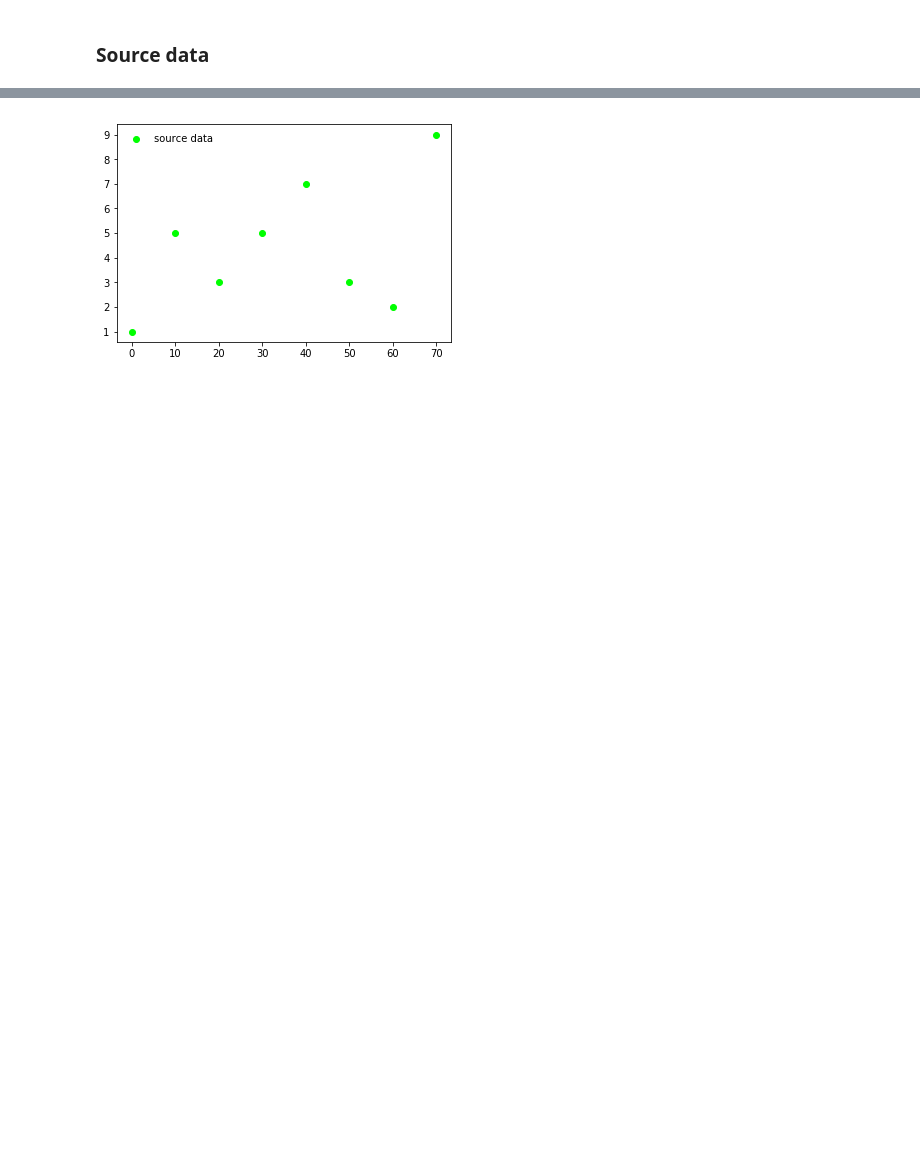
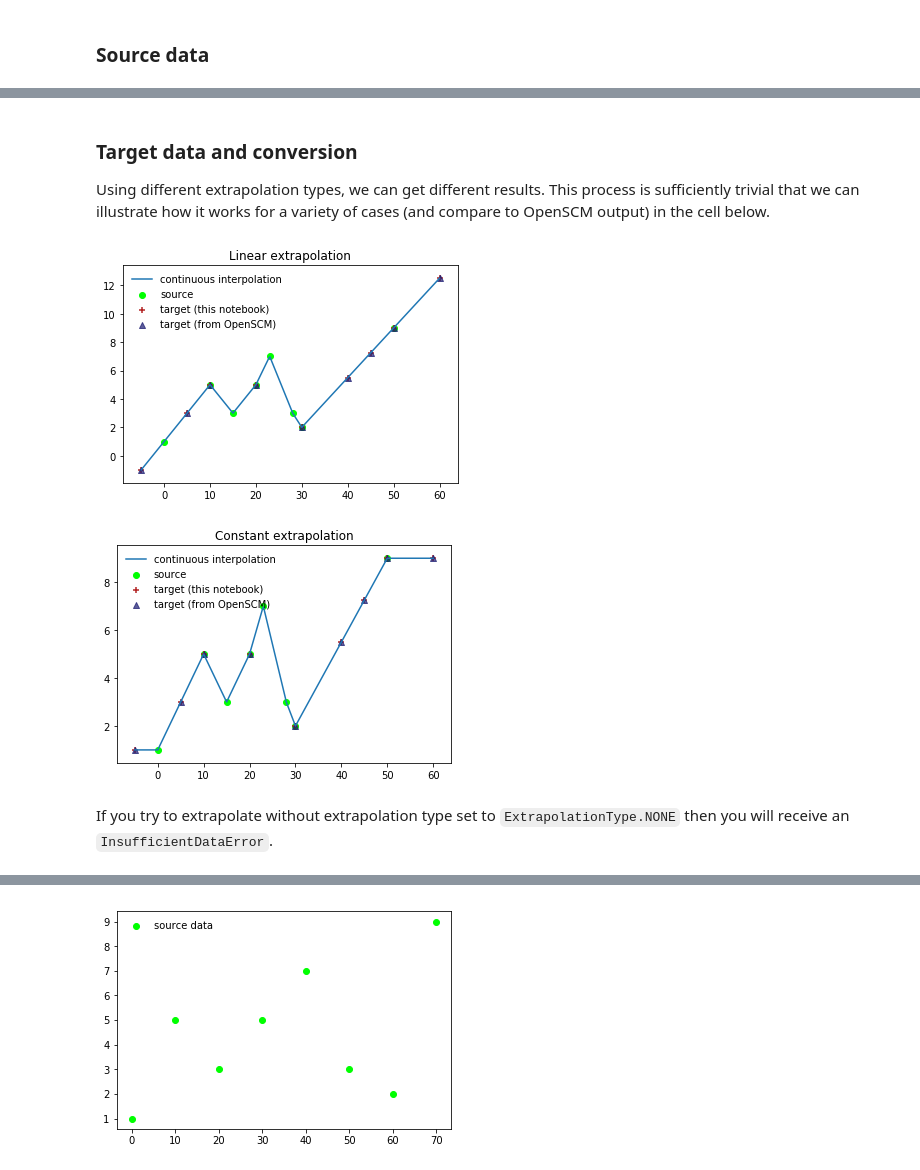
Before and after one commit to openscm/openscm, a Jupyter notebook: notebooks/timeseries-conversion.ipynb, the cells around one changed output, grey strips where cells are left out. Cells and saved outputs as stored; diff of their text form; code cells hidden in the pictures; blank space fills up the shorter version.

```diff
--- a/notebooks/timeseries-conversion.ipynb
+++ b/notebooks/timeseries-conversion.ipynb
@@ -69,0 +183,74 @@ If your data is periodic, all we need to do to specify our timeseries is to prov
+# %% [markdown]
+### Target data and conversion
+
+Using different extrapolation types, we can get different results. This process is sufficiently trivial that we can illustrate how it works for a variety of cases (and compare to OpenSCM output) in the cell below.
+# %%
+target_times = np.array([-5, 5, 10, 20, 30, 40, 45, 50, 60])
+examples = [
+    (
+        "Linear extrapolation",
+        ExtrapolationType.LINEAR,
+        {"fill_value": "extrapolate"}
+    ),
+    (
+        "Constant extrapolation",
+        ExtrapolationType.CONSTANT,
+        {"fill_value": (source_values[0], source_values[-1]), "bounds_error": False}
+    ),
+]
+for (title, extrap_type, numpy_kwargs) in examples:
+    point_target_view = paras.get_timeseries_view(
+        ("Emissions", "CH4"),
+        ("World",),
+        "MtCH4 / yr",
+        target_times,
+        timeseries_type=ParameterType.POINT_TIMESERIES,
+        interpolation_type=InterpolationType.LINEAR,
+        extrapolation_type=extrap_type,
+    )
+
+    ax = plt.figure().add_subplot(111)
+    ax.scatter(
+        source_times,
+        source_values,
+        marker=MARKER_1,
+        color=COLOUR_1,
+        label="source",
+    )
+    fine_times = np.linspace(
+        target_times[0],
+        target_times[-1],
+        300,
+    )
+    interp = interpolate.interp1d(
+        source_times,
+        source_values,
+        **numpy_kwargs
+    )
+    ax.plot(
+        fine_times,
+        interp(fine_times),
+        label="continuous interpolation",
+    )
+    ax.scatter(
+        target_times,
+        interp(target_times),
+        color=COLOUR_3,
+        marker=MARKER_3,
+        label="target (this notebook)",
+    )
+    ax.scatter(
+        target_times,
+        point_target_view.get_series(),
+        marker=MARKER_2,
+        color=COLOUR_2,
+        alpha=0.7,
+        label="target (from OpenSCM)",
+    )
+    ax.legend(frameon=False)
+    ax.set_title(title);
+# %% [output]
+[figure, added]
+[figure, added]
+# %% [markdown]
+If you try to extrapolate without extrapolation type set to `ExtrapolationType.NONE` then you will receive an `InsufficientDataError`.
```
Also changed, not shown: parts of 24 cells of this notebook, 1 other file.
